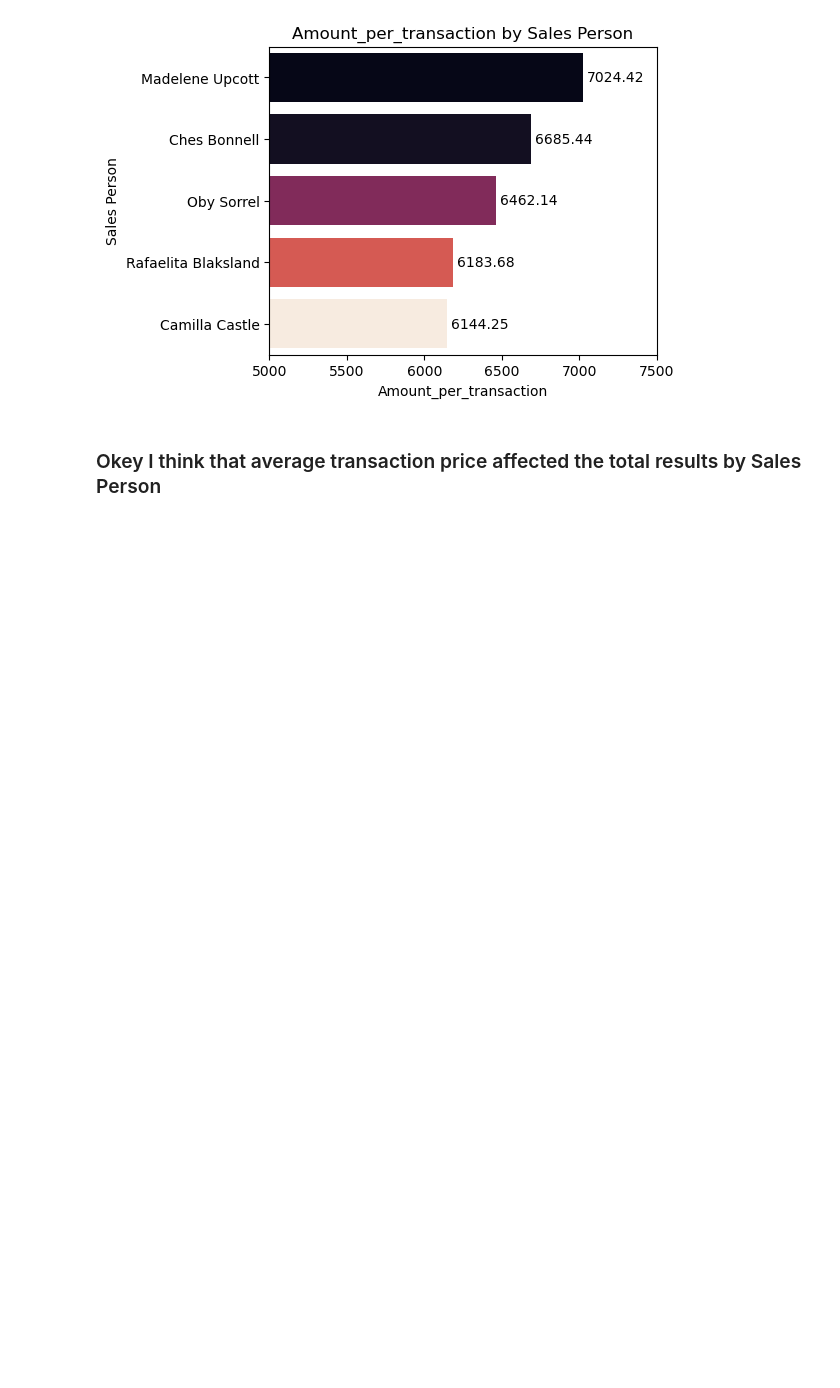
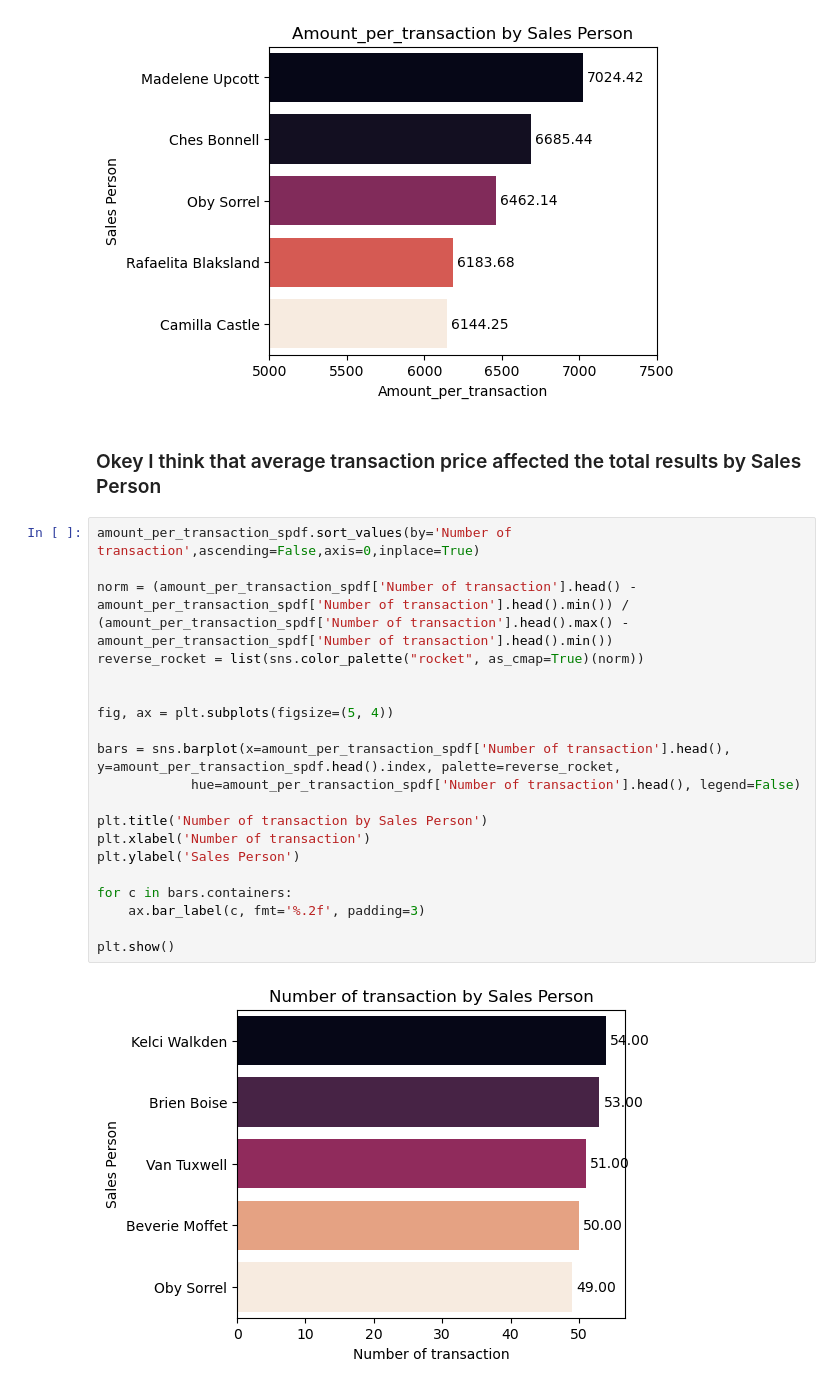
Before and after one commit to GrabarzVIII/chocolate_sales_data_analysis, a Jupyter notebook: chocolate_sales_data_analysis.ipynb, the cells around one changed output. Cells and saved outputs as stored; diff of their text form; blank space fills up the shorter version.

Commit message:
added chart with number of transaction

```diff
--- a/chocolate_sales_data_analysis.ipynb
+++ b/chocolate_sales_data_analysis.ipynb
@@ -340,3 +340,25 @@ plt.show()
 [figure]
 # %% [markdown]
 ### Okey I think that average transaction price affected the total results by Sales Person
+# %%
+amount_per_transaction_spdf.sort_values(by='Number of transaction',ascending=False,axis=0,inplace=True)
+
+norm = (amount_per_transaction_spdf['Number of transaction'].head() - amount_per_transaction_spdf['Number of transaction'].head().min()) / (amount_per_transaction_spdf['Number of transaction'].head().max() - amount_per_transaction_spdf['Number of transaction'].head().min())
+reverse_rocket = list(sns.color_palette("rocket", as_cmap=True)(norm))
+
+
+fig, ax = plt.subplots(figsize=(5, 4))
+
+bars = sns.barplot(x=amount_per_transaction_spdf['Number of transaction'].head(), y=amount_per_transaction_spdf.head().index, palette=reverse_rocket,
+            hue=amount_per_transaction_spdf['Number of transaction'].head(), legend=False)
+
+plt.title('Number of transaction by Sales Person')
+plt.xlabel('Number of transaction')
+plt.ylabel('Sales Person')
+
+for c in bars.containers:
+    ax.bar_label(c, fmt='%.2f', padding=3)
+
+plt.show()
+# %% [output]
+[figure, added]
```
Also changed, not shown: parts of 1 cell of this notebook.
